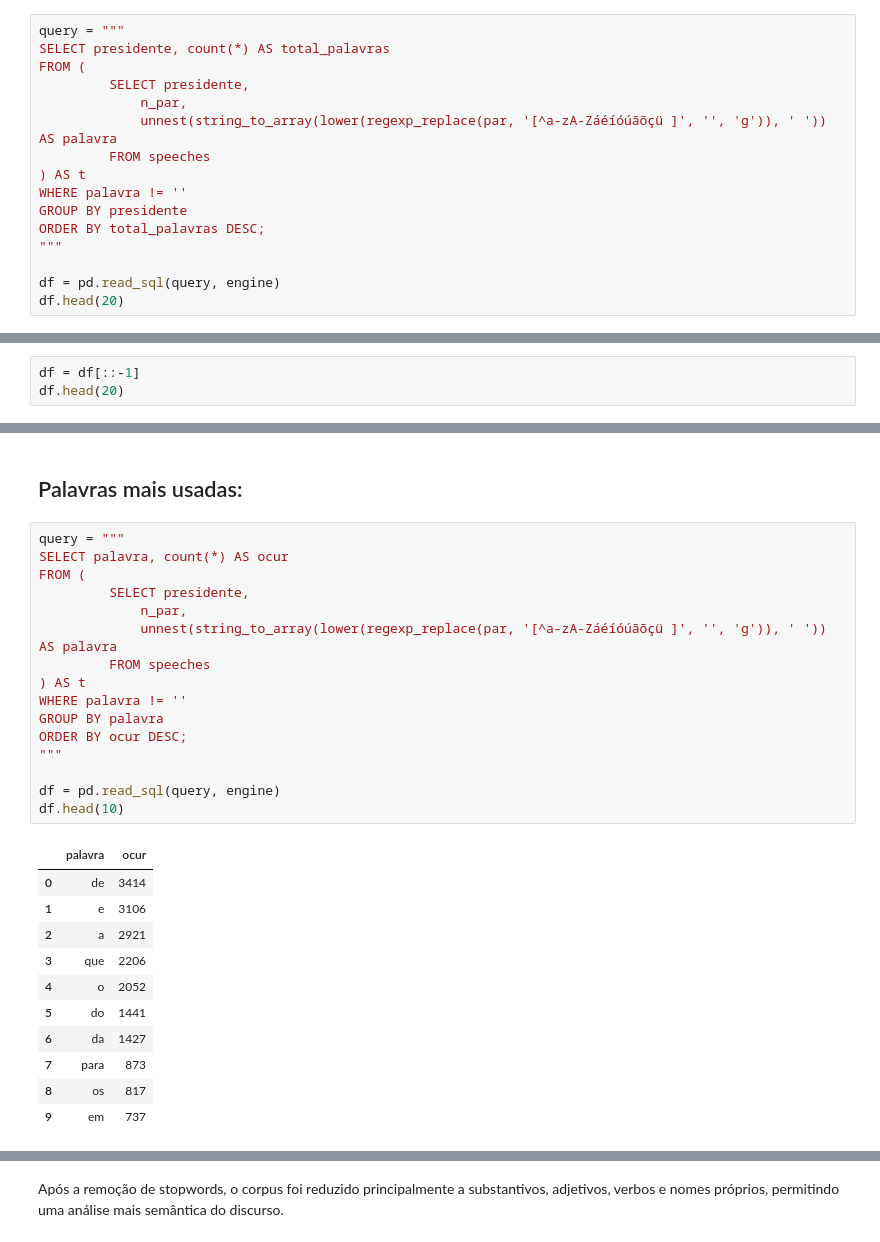
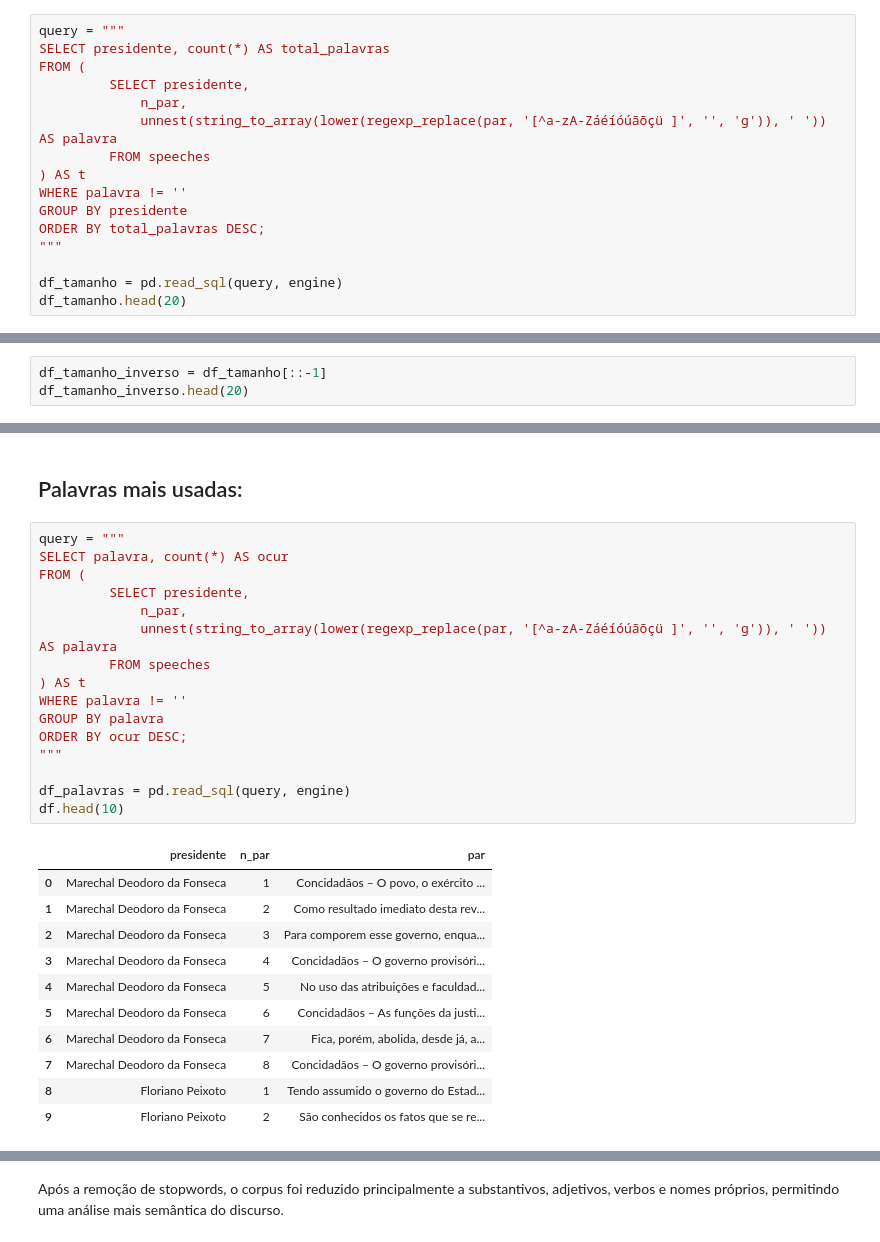
Before and after one commit to PhysicTeacherCode/Brazil-President-s-Speeches-Analysis, a Jupyter notebook: notebooks/01-exploratory.ipynb, the cells around one changed output, grey strips where cells are left out. Cells and saved outputs as stored; diff of their text form.

```diff
--- a/notebooks/01-exploratory.ipynb
+++ b/notebooks/01-exploratory.ipynb
@@ -70,8 +70,8 @@ GROUP BY presidente
 ORDER BY total_palavras DESC;
 """
 
-df = pd.read_sql(query, engine)
-df.head(20)
+df_tamanho = pd.read_sql(query, engine)
+df_tamanho.head(20)
 # %% [output]
 |  | presidente | total_palavras |
 | 0 | Fernando Collor de Mello | 5822 |
@@ -106,8 +106,8 @@ plot_top_speeches(df.head(20),"Discursos mais longos")
 # %% [markdown]
 ## Discursos mais curtos:
 # %%
-df = df[::-1]
-df.head(20)
+df_tamanho_inverso = df_tamanho[::-1]
+df_tamanho_inverso.head(20)
 # %% [output]
 |  | presidente | total_palavras |
 | 34 | Marechal Deodoro da Fonseca | 314 |
@@ -135,31 +135,31 @@ plot_top_speeches(df.head(20),"Discursos mais curtos")
 # %%
 query = """
 SELECT palavra, count(*) AS ocur
 FROM (
          SELECT presidente,
              n_par,
              unnest(string_to_array(lower(regexp_replace(par, '[^a-zA-Záéíóúãõçü ]', '', 'g')), ' ')) AS palavra
          FROM speeches
 ) AS t
 WHERE palavra != ''
 GROUP BY palavra
 ORDER BY ocur DESC;
 """
 
-df = pd.read_sql(query, engine)
+df_palavras = pd.read_sql(query, engine)
 df.head(10)
 # %% [output]
-|  | palavra | ocur |
-| 0 | de | 3414 |
-| 1 | e | 3106 |
-| 2 | a | 2921 |
-| 3 | que | 2206 |
-| 4 | o | 2052 |
-| 5 | do | 1441 |
-| 6 | da | 1427 |
-| 7 | para | 873 |
-| 8 | os | 817 |
-| 9 | em | 737 |
+|  | presidente | n_par | par |
+| 0 | Marechal Deodoro da Fonseca | 1 | Concidadãos – O povo, o exército ... |
+| 1 | Marechal Deodoro da Fonseca | 2 | Como resultado imediato desta rev... |
+| 2 | Marechal Deodoro da Fonseca | 3 | Para comporem esse governo, enqua... |
+| 3 | Marechal Deodoro da Fonseca | 4 | Concidadãos – O governo provisóri... |
+| 4 | Marechal Deodoro da Fonseca | 5 | No uso das atribuições e faculdad... |
+| 5 | Marechal Deodoro da Fonseca | 6 | Concidadãos – As funções da justi... |
+| 6 | Marechal Deodoro da Fonseca | 7 | Fica, porém, abolida, desde já, a... |
+| 7 | Marechal Deodoro da Fonseca | 8 | Concidadãos – O governo provisóri... |
+| 8 | Floriano Peixoto | 1 | Tendo assumido o governo do Estad... |
+| 9 | Floriano Peixoto | 2 | São conhecidos os fatos que se re... |
 # %%
 def plot_top_words(df, title):
     plt.figure()
```
Also changed, not shown: parts of 6 cells of this notebook.
